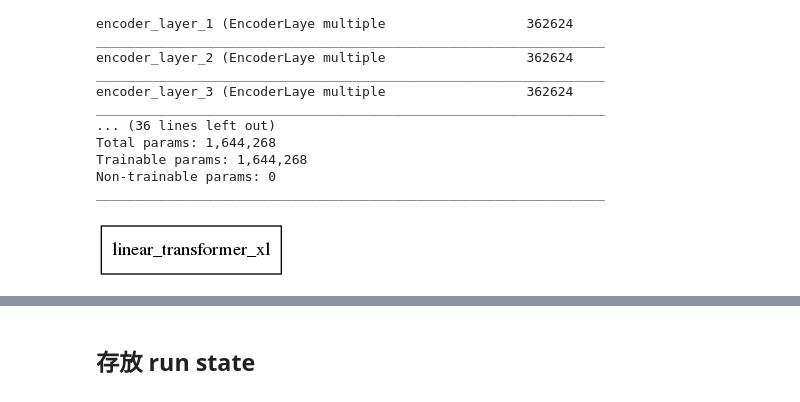
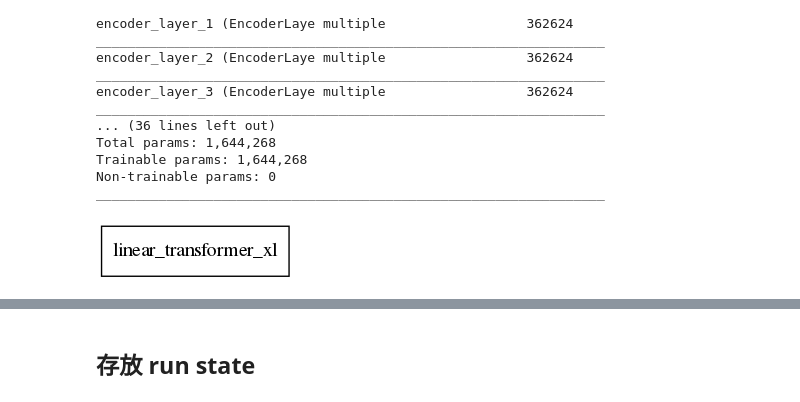
Before and after one commit to maosenGao/compound-word-transformer-tensorflow, a Jupyter notebook: demo.ipynb, the cells around one changed output, grey strips where cells are left out. Cells and saved outputs as stored; diff of their text form; code cells hidden in the pictures.

```diff
--- a/demo.ipynb
+++ b/demo.ipynb
@@ -89,7 +98,12 @@ config = {
 # %% [markdown]
 ## 初始化模型
 # %%
-mt = model().getLinearTransformerXL(config, log_dir, checkpoint_dir)
+mt = model().getLinearTransformerXL(config,  # 获取线性transformer  是一种结构
+                                    log_dir,
+                                    checkpoint_dir)
+
+
+# XL 是什么？
 # %% [markdown]
 ## 加载权重
 # %%
@@ -124,16 +143,19 @@ Trainable params: 1,644,268
 Non-trainable params: 0
 _________________________________________________________________
 # %%
+# 绘制模型结构图【没能绘制成功，图在内部】
+
 from keras.utils.vis_utils import plot_model
+
 # 输出可视化图片
 # 参数：model为你的模型，to_file保存文件名，show_shapes是否显示输入输出尺寸
+
 plot_model(mt,
            to_file='linear_transformer_xl.png',
            show_shapes=True,
            show_layer_names=True,
-
            expand_nested=True,
-           dpi=96
+           dpi=100
           )
 # %% [output]
-[figure, old version]
+[figure, new version]
```
Also changed, not shown: parts of 49 cells of this notebook, 5 other files.
